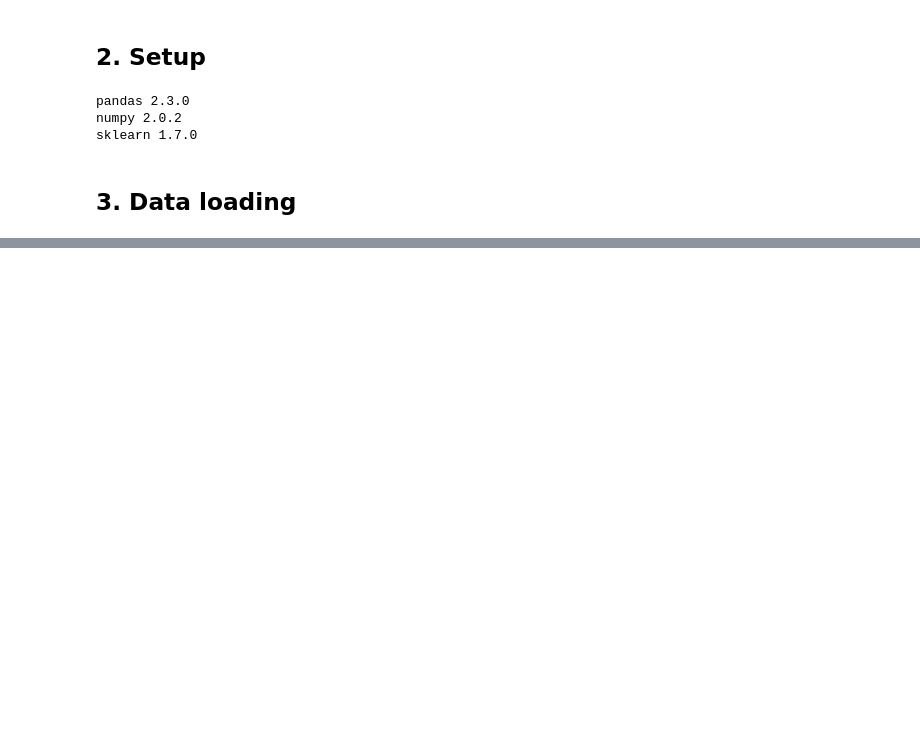
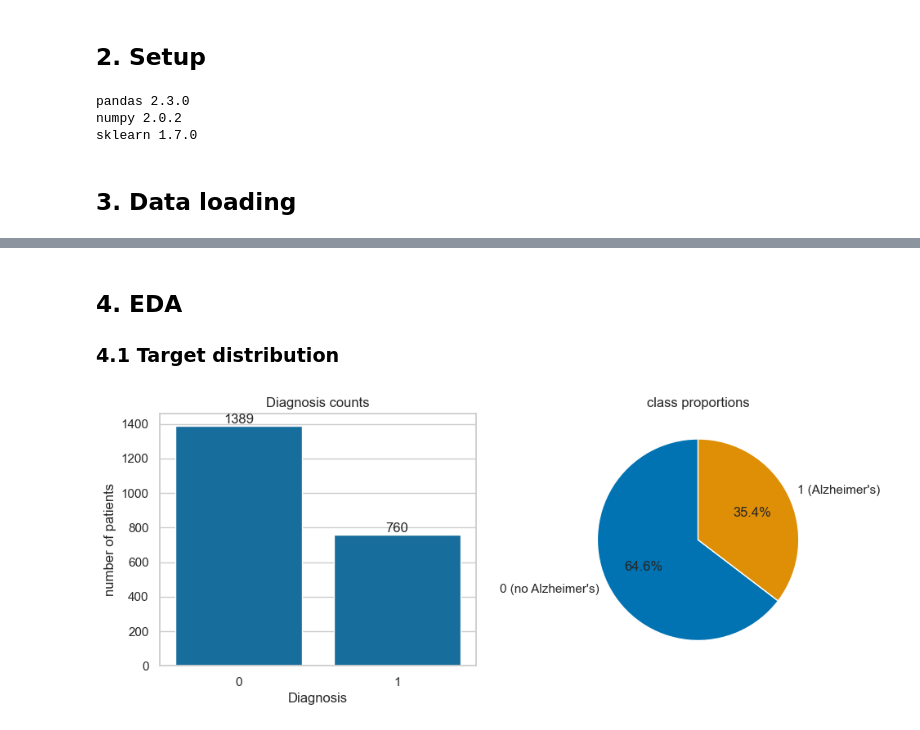
Before and after one commit to Key-to-Code/MLCaseStudy, a Jupyter notebook: classification.ipynb, the cells around one changed output, grey strips where cells are left out. Cells and saved outputs as stored; diff of their text form; code cells hidden in the pictures; blank space fills up the shorter version.

```diff
--- a/classification.ipynb
+++ b/classification.ipynb
@@ -118,0 +168,28 @@ Age is stored in days (9598 to 28650, so about 26 to 78 years).
+# %% [markdown]
+## 4. EDA
+
+
+### 4.1 Target distribution
+# %%
+import matplotlib.pyplot as plt
+import seaborn as sns
+
+sns.set_theme(style="whitegrid", palette="colorblind")
+
+order = [0, 1]
+
+fig, axes = plt.subplots(1, 2, figsize=(11, 4))
+
+sns.countplot(x="Diagnosis", data=df_raw, order=order, ax=axes[0])
+axes[0].set_title("Diagnosis counts")
+axes[0].set_ylabel("number of patients")
+for c in axes[0].containers:
+    axes[0].bar_label(c)
+
+counts = df_raw["Diagnosis"].value_counts()[order]
+axes[1].pie(counts, labels=["0 (no Alzheimer's)", "1 (Alzheimer's)"], autopct="%1.1f%%", startangle=90)
+axes[1].set_title("class proportions")
+
+plt.show()
+# %% [output]
+[figure, added]
```
Also changed, not shown: parts of 38 cells of this notebook, 3 other files.
